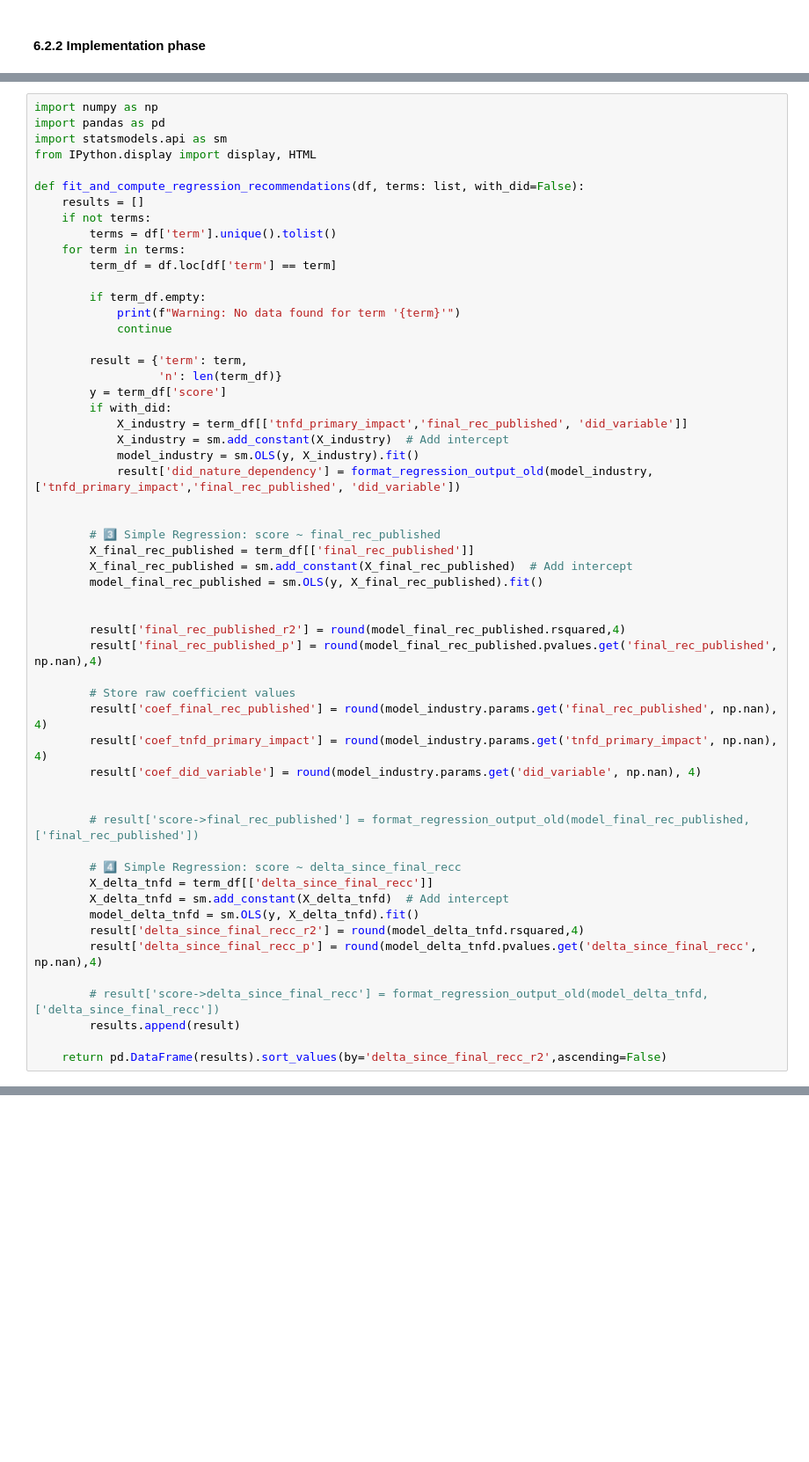
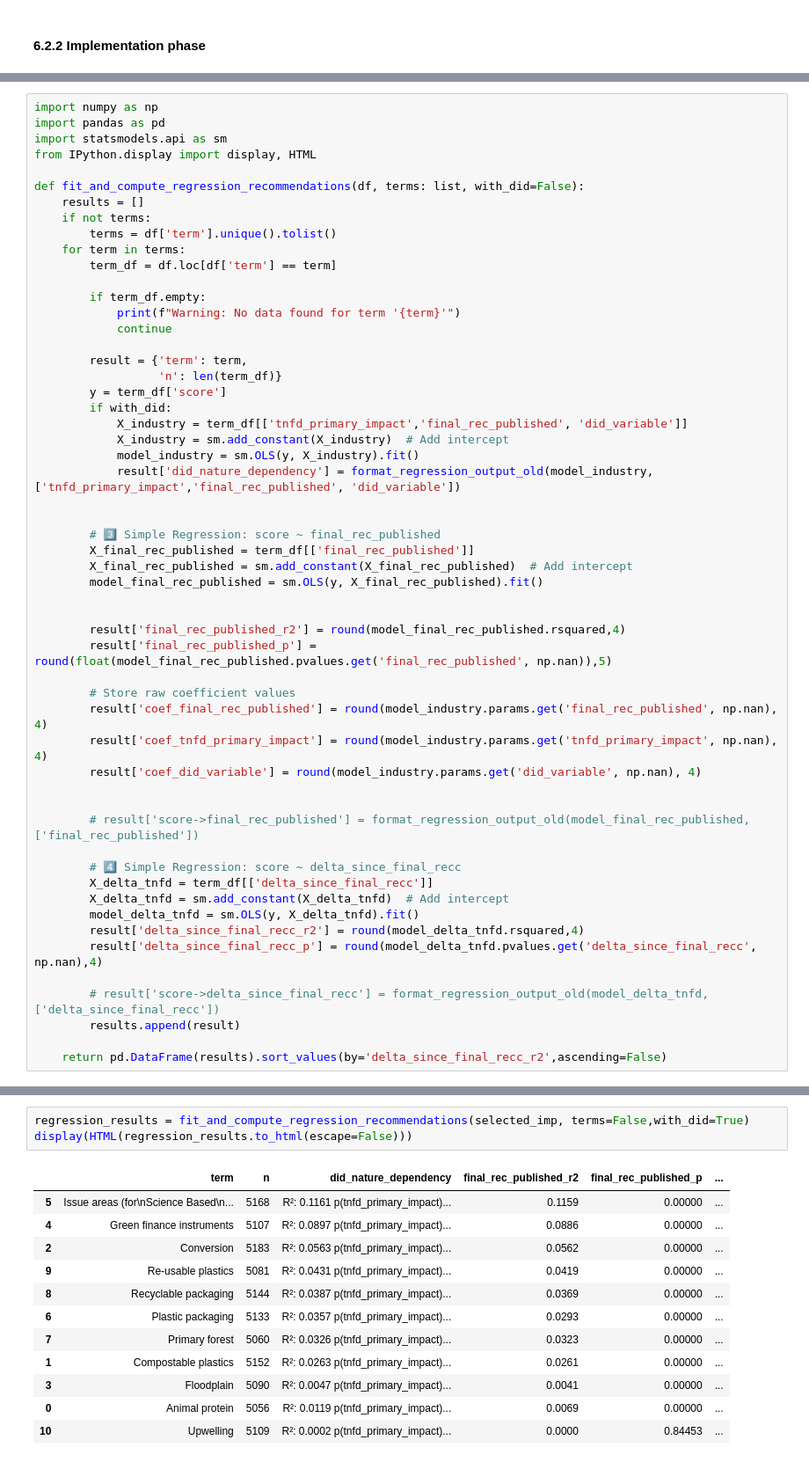
Before and after one commit to jkammering97/neo4j_repository, a Jupyter notebook: biodiversity_term_analysis.ipynb, the cells around one changed output, grey strips where cells are left out. Shown at 88% size. Drawn from its saved outputs; the diff is of its cells as text; blank space fills up the shorter version.

```diff
--- a/biodiversity_term_analysis.ipynb
+++ b/biodiversity_term_analysis.ipynb
@@ -1759,7 +1835,7 @@ def fit_and_compute_regression_recommendations(df, terms: list, with_did=False):
 
 
         result['final_rec_published_r2'] = round(model_final_rec_published.rsquared,4)
-        result['final_rec_published_p'] = round(model_final_rec_published.pvalues.get('final_rec_published', np.nan),4)
+        result['final_rec_published_p'] = round(float(model_final_rec_published.pvalues.get('final_rec_published', np.nan)),5)
 
         # Store raw coefficient values
         result['coef_final_rec_published'] = round(model_industry.params.get('final_rec_published', np.nan), 4)
@@ -1788,3 +1873,19 @@ risk_impacts.head(1)
+# %%
+regression_results = fit_and_compute_regression_recommendations(selected_imp, terms=False,with_did=True)
+display(HTML(regression_results.to_html(escape=False)))
+# %% [output]
+|  | term | n | did_nature_dependency | final_rec_published_r2 | final_rec_published_p | ... |
+| 5 | Issue areas (for\nScience Based\n... | 5168 | R²: 0.1161 p(tnfd_primary_impact)... | 0.1159 | 0.00000 | ... |
+| 4 | Green finance instruments | 5107 | R²: 0.0897 p(tnfd_primary_impact)... | 0.0886 | 0.00000 | ... |
+| 2 | Conversion | 5183 | R²: 0.0563 p(tnfd_primary_impact)... | 0.0562 | 0.00000 | ... |
+| 9 | Re-usable plastics | 5081 | R²: 0.0431 p(tnfd_primary_impact)... | 0.0419 | 0.00000 | ... |
+| 8 | Recyclable packaging | 5144 | R²: 0.0387 p(tnfd_primary_impact)... | 0.0369 | 0.00000 | ... |
+| 6 | Plastic packaging | 5133 | R²: 0.0357 p(tnfd_primary_impact)... | 0.0293 | 0.00000 | ... |
+| 7 | Primary forest | 5060 | R²: 0.0326 p(tnfd_primary_impact)... | 0.0323 | 0.00000 | ... |
+| 1 | Compostable plastics | 5152 | R²: 0.0263 p(tnfd_primary_impact)... | 0.0261 | 0.00000 | ... |
+| 3 | Floodplain | 5090 | R²: 0.0047 p(tnfd_primary_impact)... | 0.0041 | 0.00000 | ... |
+| 0 | Animal protein | 5056 | R²: 0.0119 p(tnfd_primary_impact)... | 0.0069 | 0.00000 | ... |
+| 10 | Upwelling | 5109 | R²: 0.0002 p(tnfd_primary_impact)... | 0.0000 | 0.84453 | ... |
 # %%
 regression_results = fit_and_compute_regression_recommendations(risk_impacts, terms=False,with_did=True)
 display(HTML(regression_results.to_html(escape=False)))
```
Also changed, not shown: parts of 30 cells of this notebook.
